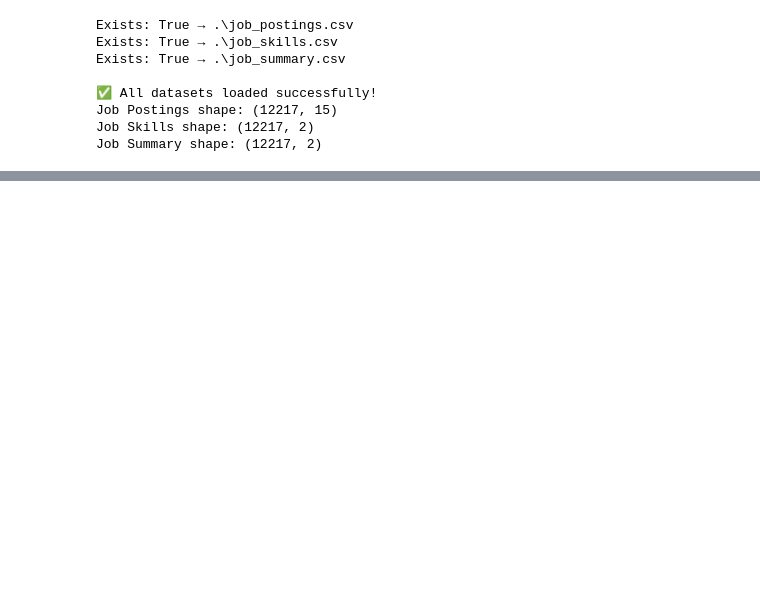
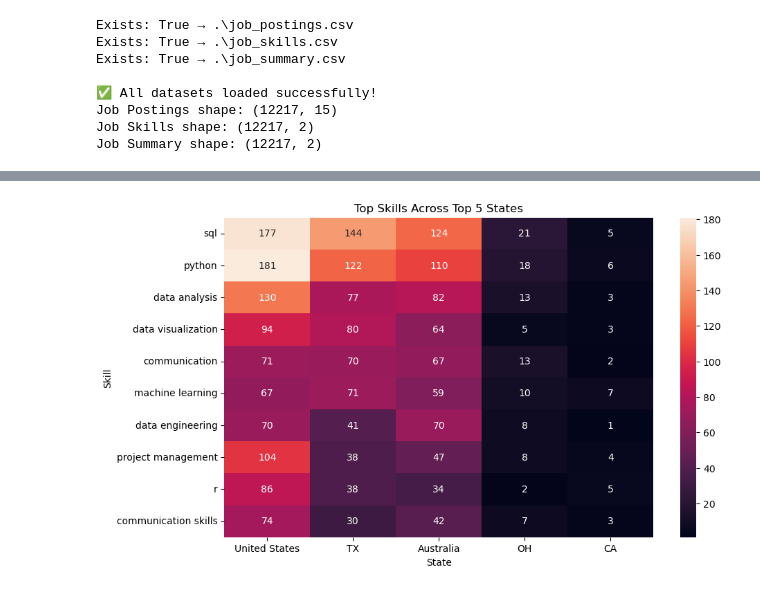
Before and after one commit to nyckienite/TKH-Capstone-Project, a Jupyter notebook: TL-Geography_Work_Setup/EDA_initial.ipynb, the cells around one changed output, grey strips where cells are left out. Cells and saved outputs as stored; diff of their text form; code cells hidden in the pictures; blank space fills up the shorter version.

```diff
--- a/TL-Geography_Work_Setup/EDA_initial.ipynb
+++ b/TL-Geography_Work_Setup/EDA_initial.ipynb
@@ -229 +223,22 @@ Name: count, dtype: int64
 ... (9 outputs left out)
+# %%
+# Heatmap-style table: Top skills vs states
+top_states = jobs_per_state.head(5).index.tolist()
+top_skills = df_skills_exploded['skills_list'].value_counts().head(10).index.tolist()
+
+heatmap_data = pd.DataFrame(0, index=top_skills, columns=top_states)
+
+for state in top_states:
+    state_skills = df_skills_exploded[df_skills_exploded['state']==state]['skills_list']
+    skill_counts = state_skills.value_counts()
+    for skill in top_skills:
+        heatmap_data.loc[skill, state] = skill_counts.get(skill, 0)
+
+plt.figure(figsize=(10,6))
+sns.heatmap(heatmap_data, annot=True, fmt="d")
+plt.title("Top Skills Across Top 5 States")
+plt.xlabel("State")
+plt.ylabel("Skill")
+plt.show()
+# %% [output]
+[figure, added]
```
Also changed, not shown: parts of 6 cells of this notebook.
